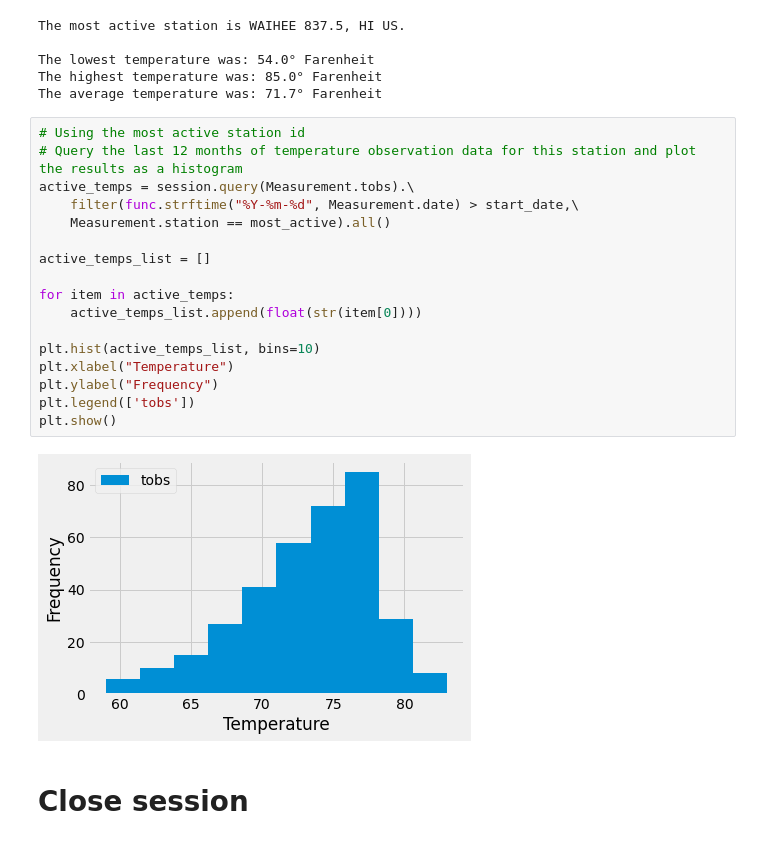
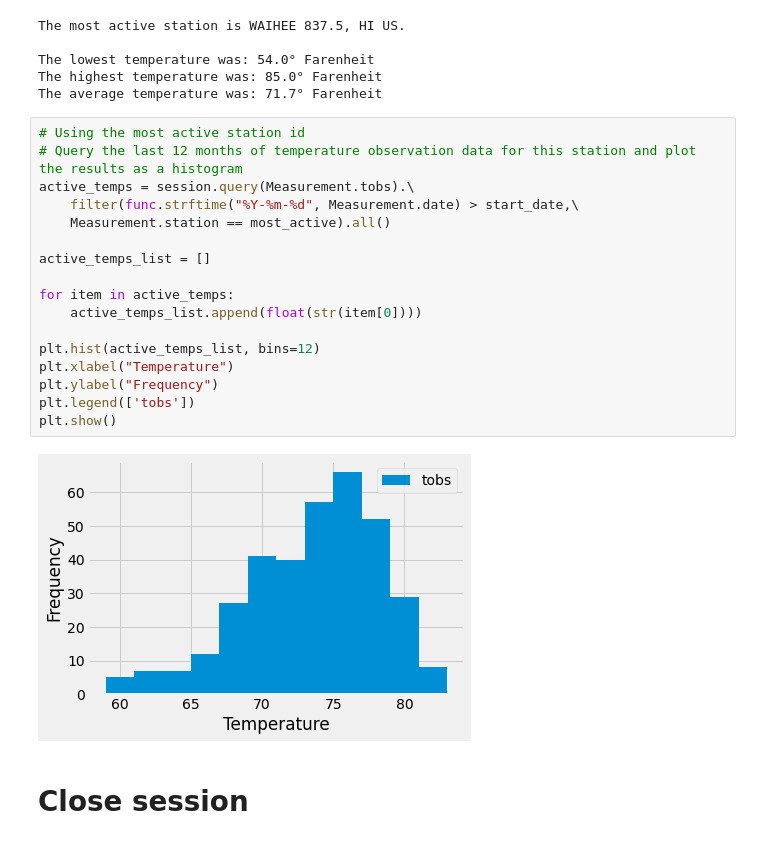
Before and after one commit to wpj174/sqlalchemy-challenge, a Jupyter notebook: climate_analysis.ipynb, the cells around one changed output. Drawn from its saved outputs; the diff is of its cells as text.

```diff
--- a/climate_analysis.ipynb
+++ b/climate_analysis.ipynb
@@ -255,22 +237,22 @@ The average temperature was: 71.7° Farenheit
 # %%
 # Using the most active station id
 # Query the last 12 months of temperature observation data for this station and plot the results as a histogram
 active_temps = session.query(Measurement.tobs).\
     filter(func.strftime("%Y-%m-%d", Measurement.date) > start_date,\
     Measurement.station == most_active).all()
 
 active_temps_list = []
 
 for item in active_temps:
     active_temps_list.append(float(str(item[0])))
 
-plt.hist(active_temps_list, bins=10)
+plt.hist(active_temps_list, bins=12)
 plt.xlabel("Temperature")
 plt.ylabel("Frequency")
 plt.legend(['tobs'])
 plt.show()
 # %% [output]
-[figure, old version]
+[figure, new version]
 # %% [markdown]
 # Close session
 # %%
```
Also changed, not shown: parts of 1 cell of this notebook.
